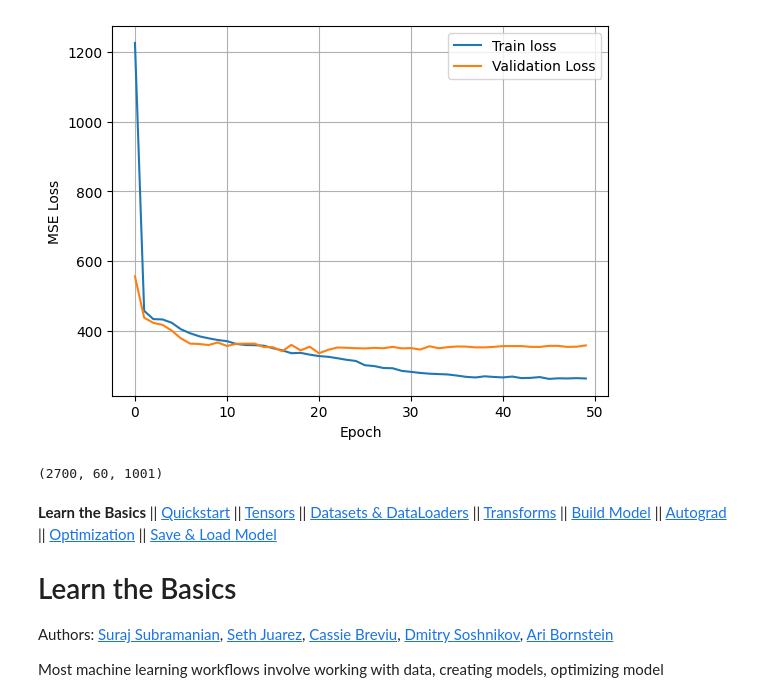
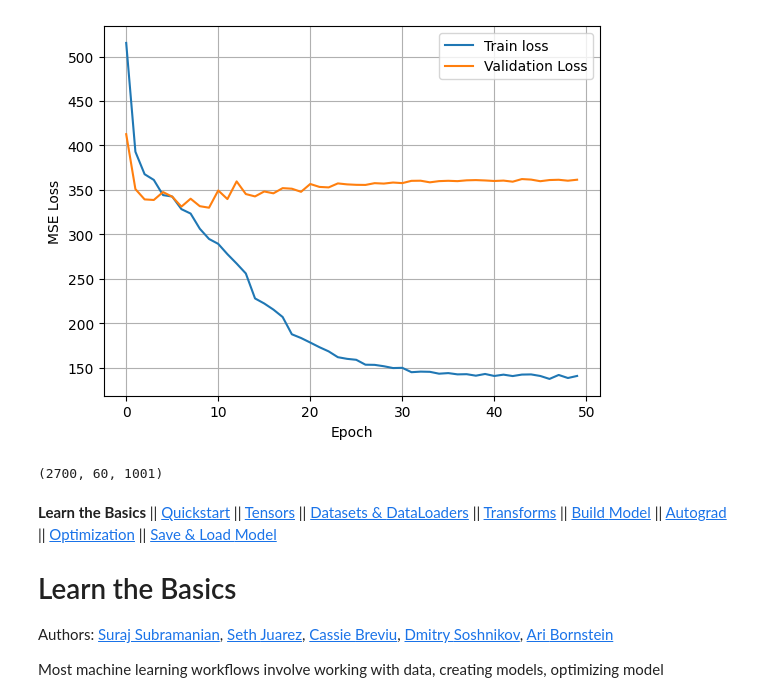
Before and after one commit to jjo0914/BrainCompetition, a Jupyter notebook: _downloads/070179efc13bd796c5dd4af7bf52d5b9/intro.ipynb, the cells around one changed output. Drawn from its saved outputs; the diff is of its cells as text; code cells hidden in the pictures.

```diff
--- a/_downloads/070179efc13bd796c5dd4af7bf52d5b9/intro.ipynb
+++ b/_downloads/070179efc13bd796c5dd4af7bf52d5b9/intro.ipynb
@@ -132,7 +132,7 @@ class SignalCNN(nn.Module): # 예시로 nn.Module,parameters() 가있는데 이
     #conv연산으로 특징 추출한 뒤에는  각채널당 값을 1개로요약
     # 그래서 필터로 추출할 특징이 얼마나 강하게 나타났는가? 만 요약  시간축값은 사라짐(10으로늘리거나 추가로다른모델 사용가능하다..)
     # mean써도 되긴한다는데 .. 음.. (1차원으로바로)
-    avg=8
+    avg=64
     self.global_pool = nn.AdaptiveAvgPool1d(avg) #아직3차원이래 만약8이면채널마다 최종8개 값
     # 마지막차원을 없앤다.. 왜?Linear는 2차원입력을기대한다고함
     self.flatten=nn.Flatten() # channel*최종값 = 최종값들을 1차원으로펼침
@@ -295,4 +295,4 @@ Epoch [50/50] Train Loss: 262.2396 / Val Loss: 357.2521
-[figure, old version]
+[figure, new version]
 (2700, 60, 1001)
 # %% [markdown]
 **Learn the Basics** \|\| [Quickstart](quickstart_tutorial.html) \|\|
```
Also changed, not shown: parts of 1 cell of this notebook.
